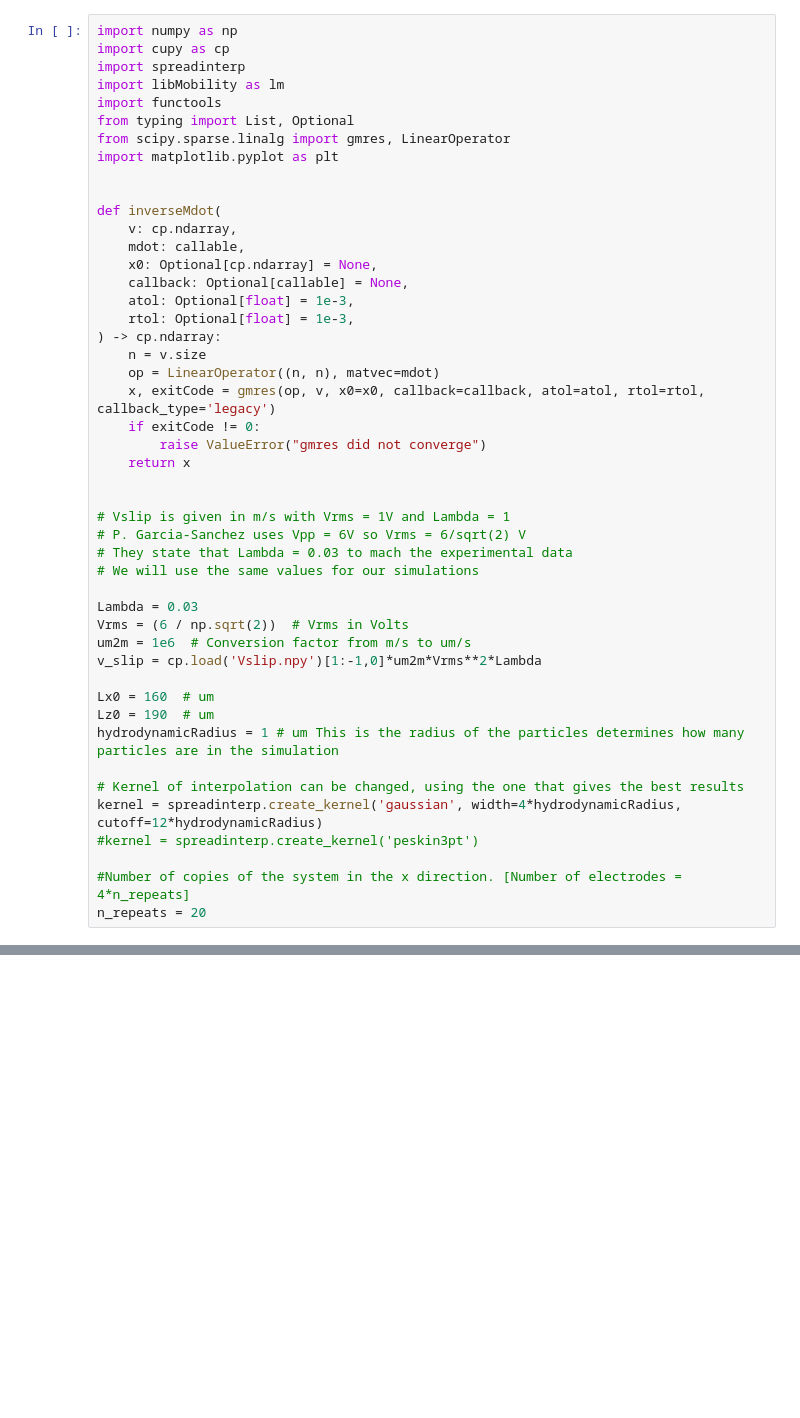
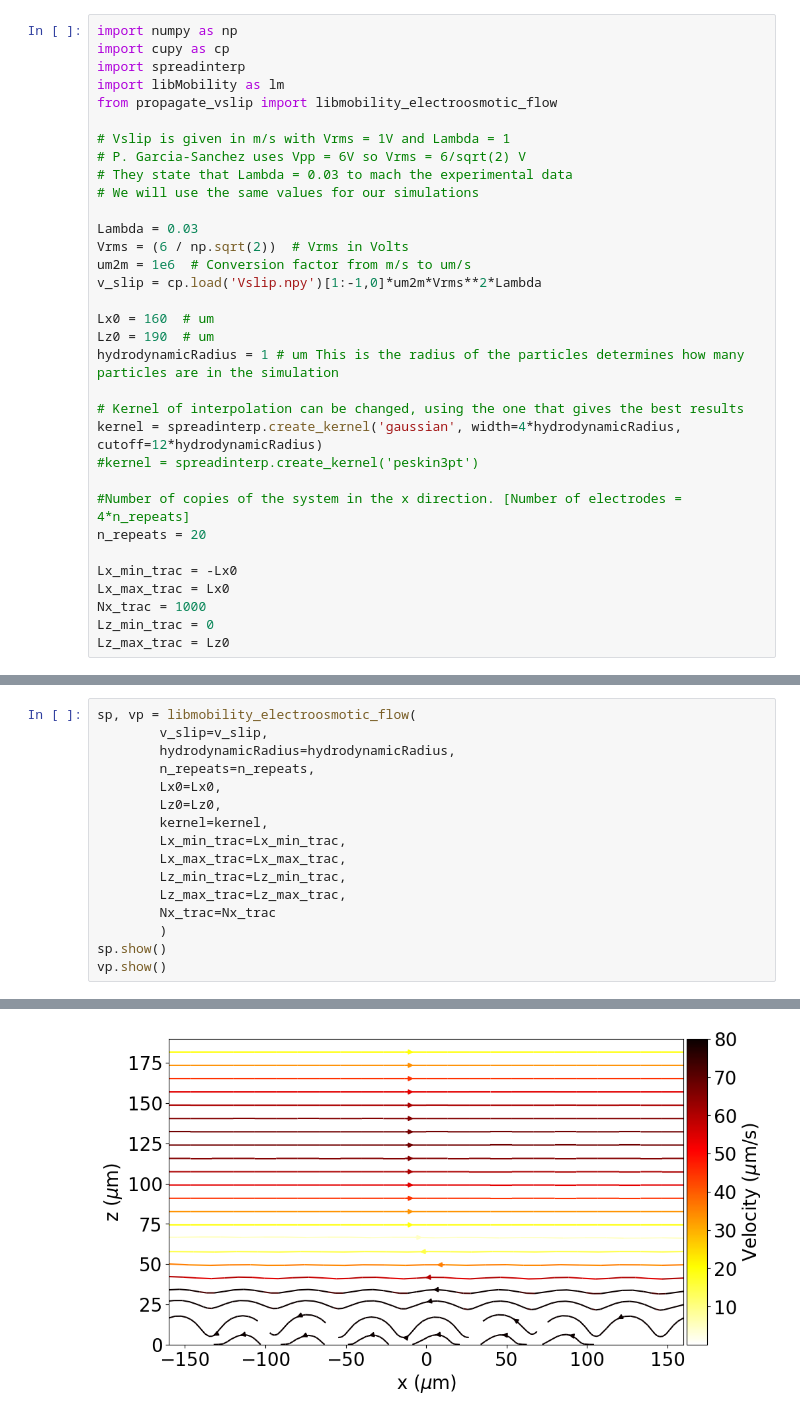
Before and after one commit to stochasticHydroTools/libmobility-paper-examples, a Jupyter notebook: electroosmotic_flow/propagate_vslip.ipynb, the cells around one changed output, grey strips where cells are left out. Saved outputs shown, nothing was run; the diff lists cells and outputs as text; blank space fills up the shorter version.

Commit message:
refactory, notebook simplified with propagate_slip.py import

```diff
--- a/electroosmotic_flow/propagate_vslip.ipynb
+++ b/electroosmotic_flow/propagate_vslip.ipynb
@@ -3,27 +3,7 @@ import numpy as np
 import cupy as cp
 import spreadinterp
 import libMobility as lm
-import functools
-from typing import List, Optional
-from scipy.sparse.linalg import gmres, LinearOperator
-import matplotlib.pyplot as plt
-
-
-def inverseMdot(
-    v: cp.ndarray,
-    mdot: callable,
-    x0: Optional[cp.ndarray] = None,
-    callback: Optional[callable] = None,
-    atol: Optional[float] = 1e-3,
-    rtol: Optional[float] = 1e-3,
-) -> cp.ndarray:
-    n = v.size
-    op = LinearOperator((n, n), matvec=mdot)
-    x, exitCode = gmres(op, v, x0=x0, callback=callback, atol=atol, rtol=rtol, callback_type='legacy')
-    if exitCode != 0:
-        raise ValueError("gmres did not converge")
-    return x
-
+from propagate_vslip import libmobility_electroosmotic_flow
 
 # Vslip is given in m/s with Vrms = 1V and Lambda = 1
 # P. Garcia-Sanchez uses Vpp = 6V so Vrms = 6/sqrt(2) V
@@ -45,3 +25,9 @@ kernel = spreadinterp.create_kernel('gaussian', width=4*hydrodynamicRadius, cuto
 
 #Number of copies of the system in the x direction. [Number of electrodes = 4*n_repeats]
 n_repeats = 20
+
+Lx_min_trac = -Lx0
+Lx_max_trac = Lx0
+Nx_trac = 1000
+Lz_min_trac = 0
+Lz_max_trac = Lz0
@@ -219,0 +34,17 @@ plt.show()
+# %%
+sp, vp = libmobility_electroosmotic_flow(
+        v_slip=v_slip,
+        hydrodynamicRadius=hydrodynamicRadius,
+        n_repeats=n_repeats,
+        Lx0=Lx0,
+        Lz0=Lz0,
+        kernel=kernel,
+        Lx_min_trac=Lx_min_trac,
+        Lx_max_trac=Lx_max_trac,
+        Lz_min_trac=Lz_min_trac,
+        Lz_max_trac=Lz_max_trac,
+        Nx_trac=Nx_trac
+        )
+sp.show()
+vp.show()
+# %% [output]
@@ -219,0 +52 @@ plt.show()
+[figure, added]
```
Also changed, not shown: parts of 7 cells of this notebook.
